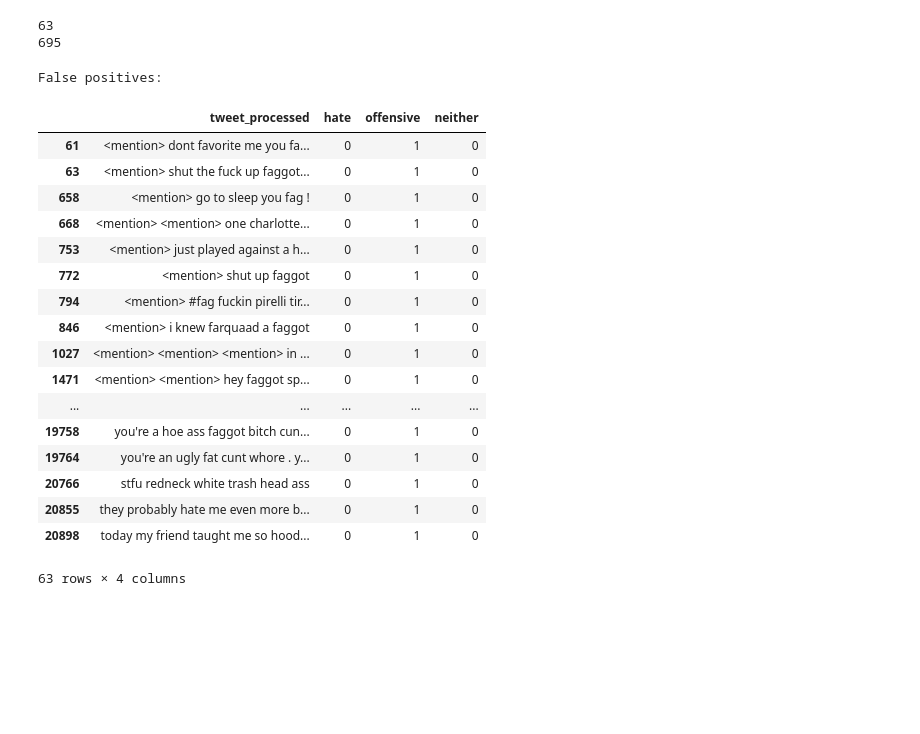
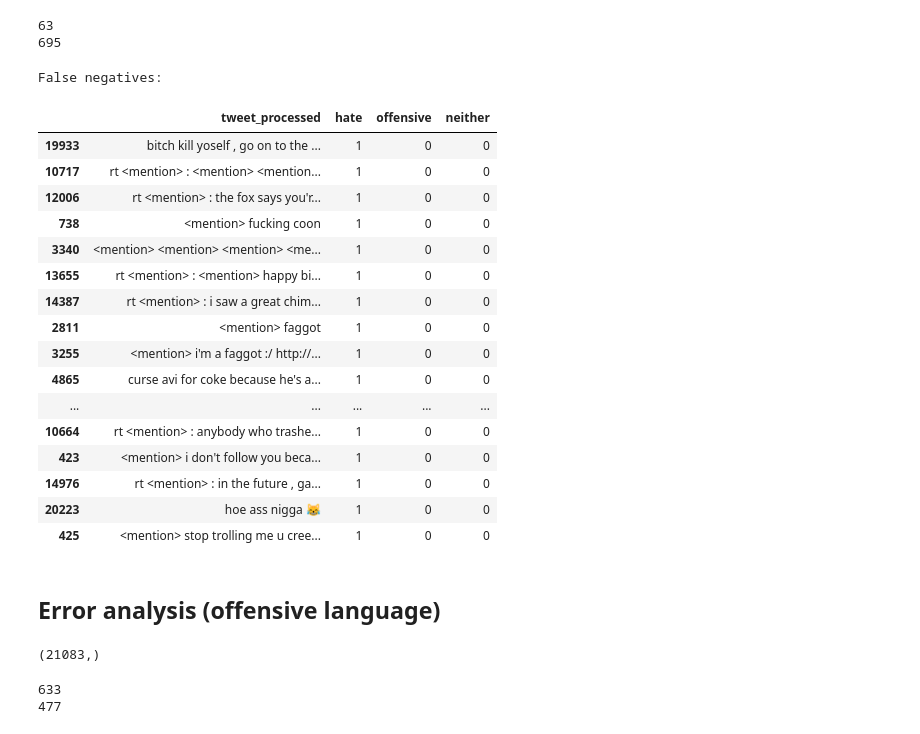
Before and after one commit to michaelmilleryoder/comp-ethics, a Jupyter notebook: jupyter/hw3.ipynb, the cells around one changed output. Cells and saved outputs as stored; diff of their text form; code cells hidden in the pictures; blank space fills up the shorter version.

```diff
--- a/jupyter/hw3.ipynb
+++ b/jupyter/hw3.ipynb
@@ -126,27 +153,55 @@ print(len(false_neg))
 # %%
 pd.set_option('display.max_colwidth', -1)
 # %%
-print("False positives:")
-display(data['train'].loc[false_pos, ['tweet_processed', 'hate', 'offensive', 'neither']])
+print("False negatives:")
+display(data['train'].loc[false_neg, ['tweet_processed', 'hate', 'offensive', 'neither']].sample(30))
 # %% [output]
-False positives:
+False negatives:
 |  | tweet_processed | hate | offensive | neither |
-| 61 | <mention> dont favorite me you fa... | 0 | 1 | 0 |
-| 63 | <mention> shut the fuck up faggot... | 0 | 1 | 0 |
-| 658 | <mention> go to sleep you fag ! | 0 | 1 | 0 |
-| 668 | <mention> <mention> one charlotte... | 0 | 1 | 0 |
-| 753 | <mention> just played against a h... | 0 | 1 | 0 |
-| 772 | <mention> shut up faggot | 0 | 1 | 0 |
-| 794 | <mention> #fag fuckin pirelli tir... | 0 | 1 | 0 |
-| 846 | <mention> i knew farquaad a faggot | 0 | 1 | 0 |
-| 1027 | <mention> <mention> <mention> in ... | 0 | 1 | 0 |
-| 1471 | <mention> <mention> hey faggot sp... | 0 | 1 | 0 |
+| 19933 | bitch kill yoself , go on to the ... | 1 | 0 | 0 |
+| 10717 | rt <mention> : <mention> <mention... | 1 | 0 | 0 |
+| 12006 | rt <mention> : the fox says you'r... | 1 | 0 | 0 |
+| 738 | <mention> fucking coon | 1 | 0 | 0 |
+| 3340 | <mention> <mention> <mention> <me... | 1 | 0 | 0 |
+| 13655 | rt <mention> : <mention> happy bi... | 1 | 0 | 0 |
+| 14387 | rt <mention> : i saw a great chim... | 1 | 0 | 0 |
+| 2811 | <mention> faggot | 1 | 0 | 0 |
+| 3255 | <mention> i'm a faggot :/ http://... | 1 | 0 | 0 |
+| 4865 | curse avi for coke because he's a... | 1 | 0 | 0 |
 | ... | ... | ... | ... | ... |
-| 19758 | you're a hoe ass faggot bitch cun... | 0 | 1 | 0 |
-| 19764 | you're an ugly fat cunt whore . y... | 0 | 1 | 0 |
-| 20766 | stfu redneck white trash head ass | 0 | 1 | 0 |
-| 20855 | they probably hate me even more b... | 0 | 1 | 0 |
-| 20898 | today my friend taught me so hood... | 0 | 1 | 0 |
+| 10664 | rt <mention> : anybody who trashe... | 1 | 0 | 0 |
+| 423 | <mention> i don't follow you beca... | 1 | 0 | 0 |
+| 14976 | rt <mention> : in the future , ga... | 1 | 0 | 0 |
+| 20223 | hoe ass nigga 😹 | 1 | 0 | 0 |
+| 425 | <mention> stop trolling me u cree... | 1 | 0 | 0 |
-63 rows × 4 columns
+# %% [markdown]
+## Error analysis (offensive language)
+# %%
+# Train on full dataset and see errors
+clf = LogisticRegression()
+y['train'] = data['train'].offensive
+clf.fit(x['train'], y['train'])
+preds = clf.predict(x['train'])
+preds.shape
+# %% [output]
+(21083,)
+# %%
+false_pos = []
+false_neg = []
+
+for i, (gold, pred) in enumerate(zip(data['train'].offensive.tolist(), preds)):
+    if pred != gold:
+        if gold == 0:
+            false_pos.append(i)
+        elif gold == 1:
+            false_neg.append(i)
+        else:
+            "What???"
+
+print(len(false_pos))
+print(len(false_neg))
+# %% [output]
+633
+477
 # %%
 print("False negatives:")
```
Also changed, not shown: parts of 43 cells of this notebook, 1 other file.
